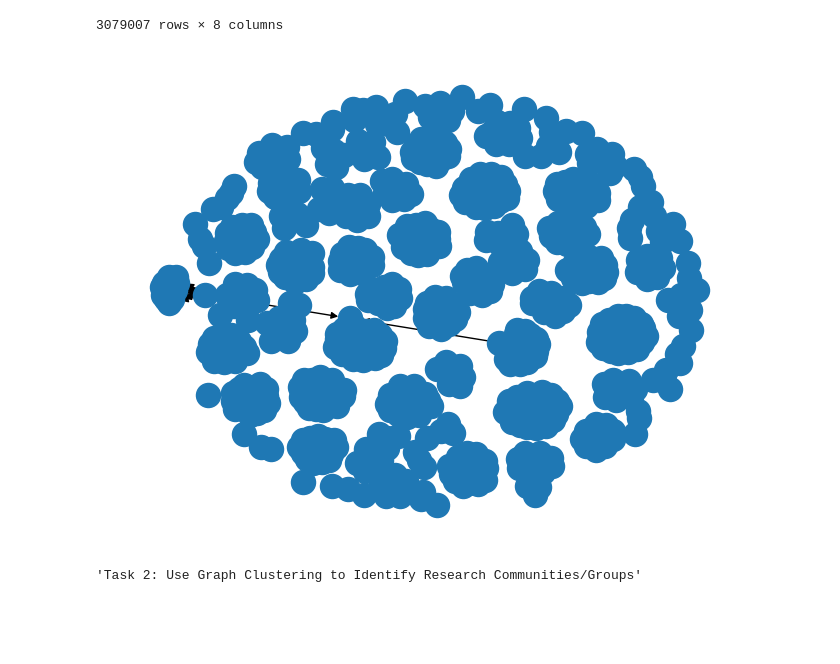
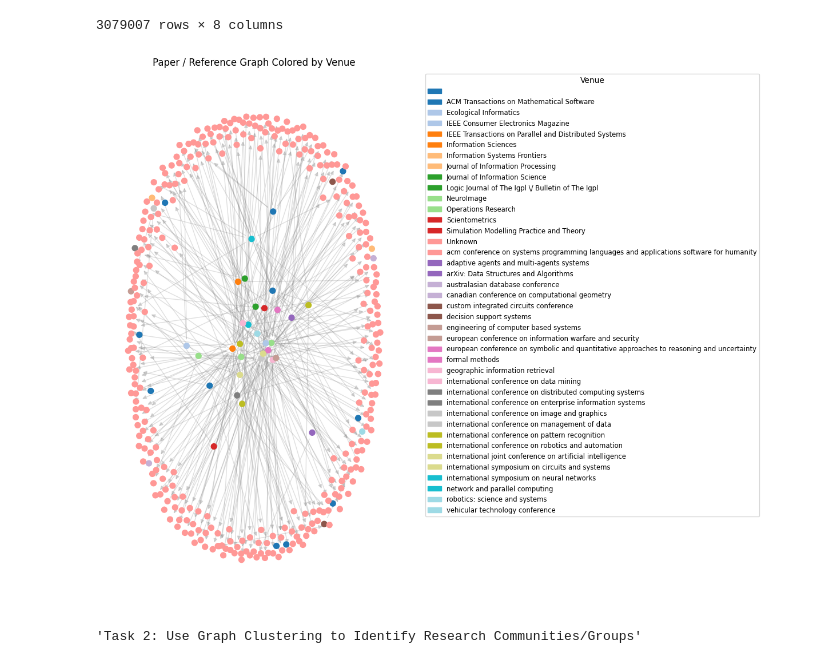
Before and after one commit to alesss-b/Data-Science-I-Group-Project, a Jupyter notebook: co-authorship_network_and_research_community_detection.ipynb, the cells around one changed output. Drawn from its saved outputs; the diff is of its cells as text; code cells hidden in the pictures; blank space fills up the shorter version.

Commit message:
Worked on network graph a little. It's not really showing anything useful right now

```diff
--- a/co-authorship_network_and_research_community_detection.ipynb
+++ b/co-authorship_network_and_research_community_detection.ipynb
@@ -70,27 +70,44 @@ Concatenating Data Frames...
 # %%
 """Task 1: Map Co-Author Networks Within and Across Venues/Conferences"""
 graph = nx.DiGraph()
 
-papers_100 = papers.head(100)
+papers_100 = papers.dropna(subset=['venue']).sample(50)
 
 graph.add_node(1)
 graph.add_nodes_from(papers_100['id'])
 for paper in papers_100.itertuples():
-    if type(paper.references) is list:
+    if isinstance(paper.references, list):
         for reference in paper.references:
             graph.add_edge(paper.id, reference)
 
+# nx.draw(graph, with_labels=False, node_size=10)
 
-nx.draw(graph, with_labels=False, font_weight='bold')
+venue_by_id = papers_100.set_index('id')['venue'].fillna('Unknown').to_dict()
+venue_values = [venue_by_id.get(node, 'Unknown') for node in graph.nodes()]
+unique_venues = sorted(set(venue_values))
+color_map = plt.cm.get_cmap('tab20', max(1, len(unique_venues)))
+venue_to_color = {venue: color_map(i) for i, venue in enumerate(unique_venues)}
+node_colors = [venue_to_color[venue] for venue in venue_values]
 
+plt.figure(figsize=(12, 10))
+pos = nx.spring_layout(graph, seed=42, k=0.5)
+nx.draw_networkx_edges(graph, pos, alpha=0.25, edge_color='gray')
+nx.draw_networkx_nodes(graph, pos, node_color=node_colors, node_size=50)
+plt.title('Paper / Reference Graph Colored by Venue')
+plt.axis('off')
+
+from matplotlib.patches import Patch
+legend_handles = [Patch(color=venue_to_color[venue], label=venue) for venue in unique_venues]
+plt.legend(handles=legend_handles, bbox_to_anchor=(1.05, 1), loc='upper left', fontsize='small', title='Venue')
+
+plt.tight_layout()
 plt.show()
-
 
 # for paper in papers.itertuples():
 #     if paper.n_citation == 0:
 #         print(paper.title)
 # %% [output]
-[figure, old version]
+[figure, new version]
 # %%
 """Task 2: Use Graph Clustering to Identify Research Communities/Groups"""
 # %% [output]
```
